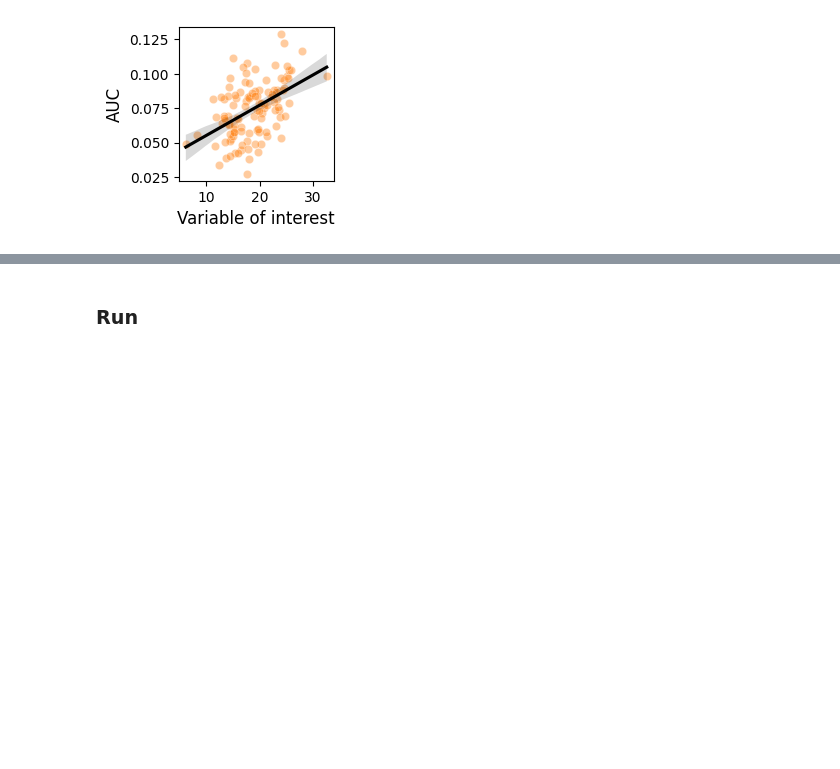
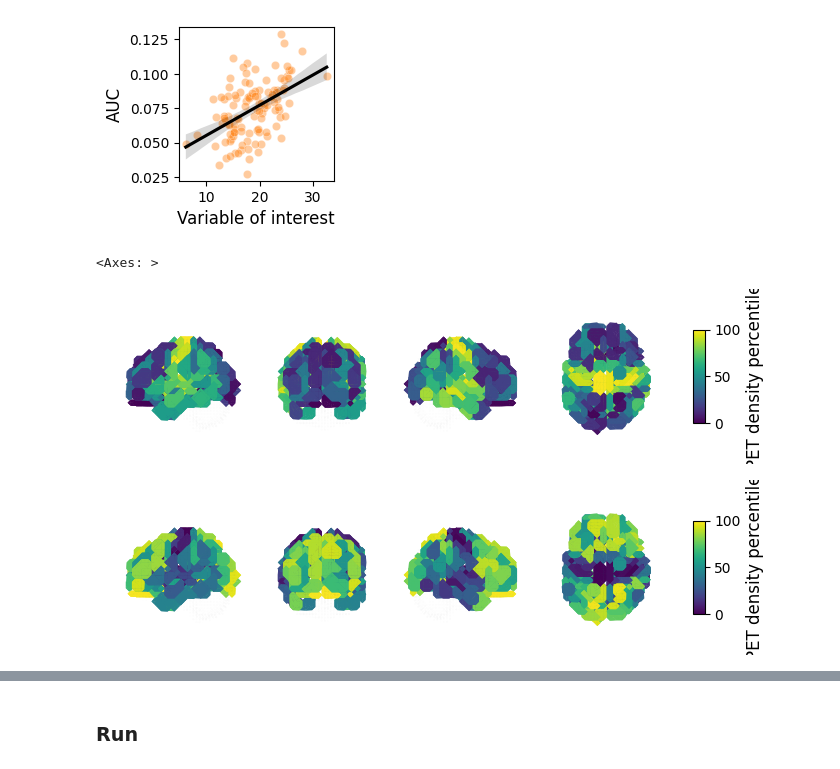
Before and after one commit to LeonDLotter/neofc, a Jupyter notebook: overview_plots.ipynb, the cells around one changed output, grey strips where cells are left out. Saved outputs shown, nothing was run; the diff lists cells and outputs as text; code cells hidden in the pictures; blank space fills up the shorter version.

```diff
--- a/overview_plots.ipynb
+++ b/overview_plots.ipynb
@@ -44,3 +43,5 @@ mfc_ya_mri = pd.read_pickle(wd / "data_deriv" / "mapconn" / "hcp_ya_mri" / f"par
+# %%
+mfc_ya_mri = load_pickled_mapconn("hcp_ya_mri", "Schaefer200", "pet")["Schaefer200"]
 # %% [markdown]
 ### PET reference data
 # %%
@@ -327,9 +328,6 @@ plot_corr(mfc_ya_mri["pearson"]["all"]["1"], "NET")
 # %% [output]
 [figure]
 # %%
-
-import matplotlib as mpl
-
 def plot_parc_data(mapconn, map, ax=None, fig=None, threshold=None, cbar_label="PET density percentile",
                    views="LARS", cmap="viridis", voxelsize=1, inverted=False, cbar_side="right",
                    annotate=False):
@@ -341,7 +339,7 @@ def plot_parc_data(mapconn, map, ax=None, fig=None, threshold=None, cbar_label="
     if not inverted:
         data = mapconn.get_map_data(pct=True).loc[map]
     else:
-        data = mapconn.get_observed().get_inverse().get_map_data(pct=True).loc[map]
+        data = mapconn.get_original().get_inverted().get_map_data(pct=True).loc[map]
     norm = mpl.colors.Normalize(vmin=0, vmax=100)
     cmap = sn.color_palette(cmap, as_cmap=True)
     colors = cmap(norm(data))
@@ -382,32 +380,37 @@ def plot_parc_data(mapconn, map, ax=None, fig=None, threshold=None, cbar_label="
                 {"L": "Left", "R": "Right", "S": "Superior", "I": "Inferior", "A": "Anterior"}[view],
                 xy=(0.5, 0),
                 xycoords="axes fraction",
                 ha="center",
                 va="center",
                 fontsize=12
             )
 
     if cbar_side == "right":
         cax = ax.inset_axes([1.03, 0.2, 0.02, 0.6])
     else:
         cax = ax.inset_axes([-0.05, 0.2, 0.02, 0.6])
     #cmap = sn.color_palette(cmap, as_cmap=True)
     norm = mpl.colors.Normalize(vmin=0, vmax=100)
     cbar = plt.colorbar(
         mpl.cm.ScalarMappable(norm=norm, cmap=cmap),
         cax=cax,
         orientation="vertical"
     )
     cbar.set_label(cbar_label, fontsize=12)
     if cbar_side == "right":
         cbar.ax.yaxis.set_ticks_position("right")
         cbar.ax.yaxis.set_label_position("right")
     else:
         cbar.ax.yaxis.set_ticks_position("left")
         cbar.ax.yaxis.set_label_position("left")
 
     return ax
 
 
-#plot_parc_data(mfc_ya_mri["pearson"]["all"]["1"], "NET")
+plot_parc_data(mfc_ya_mri["pearson"]["all"]["1"], "NET", inverted=False, voxelsize=5)
+plot_parc_data(mfc_ya_mri["pearson"]["all"]["1"], "NET", inverted=True, voxelsize=5)
+# %% [output]
+<Axes: >
+[figure, added]
+[figure, added]
 # %%
```
Also changed, not shown: parts of 8 cells of this notebook, 39 other files.
